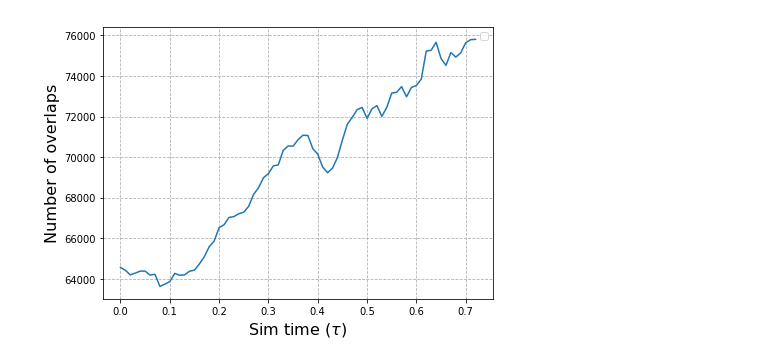
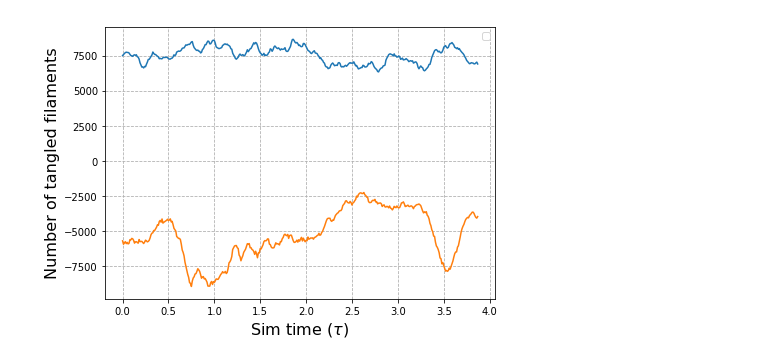
Before and after one commit to jeffmm/simcore, a Jupyter notebook: scripts/overlapAnalysis.ipynb, the cells around one changed output. Cells and saved outputs as stored; diff of their text form; code cells hidden in the pictures.

```diff
--- a/scripts/overlapAnalysis.ipynb
+++ b/scripts/overlapAnalysis.ipynb
@@ -8,0 +7,15 @@ df['n_tangled'] = df['n_total_crossings_init']-df['n_total_crossings_complete']
+# %%
+df=pd.read_csv("soft_pf0.2_sp015_lp020_reduced10.overlaps",delim_whitespace=True)
+df = df[df.time < 4.2]
+df['n_tangled'] = df['n_total_crossings_init']-df['n_total_crossings_complete']
+df['net']=df['n_tangled']-df['n_instant_bond_overlaps']
+
+df2=pd.read_csv("soft_pf0.2_sp025_lp020_reduced10.overlaps",delim_whitespace=True)
+df2 = df2[df2.time < 4.2]
+df2['n_tangled'] = df2['n_total_crossings_init']-df2['n_total_crossings_complete']
+df2['net']=df2['n_tangled']-df2['n_instant_bond_overlaps']
+
+df3=pd.read_csv("soft_pf0.2_sp050_lp020_reduced10.overlaps",delim_whitespace=True)
+df3 = df3[df3.time < 4.2]
+df3['n_tangled'] = df3['n_total_crossings_init']-df3['n_total_crossings_complete']
+df3['net']=df3['n_tangled']-df3['n_instant_bond_overlaps']
@@ -9,9 +69,10 @@ df['n_tangled'] = df['n_total_crossings_init']-df['n_total_crossings_complete']
 # %%
 fig,ax = plt.subplots(1,1,figsize=(7,5))
-df.plot(x="time",y="n_instant_bond_overlaps",ax=ax)
-ax.set_ylabel("Number of overlaps",fontsize=16)
+df.plot(x="time",y="n_tangled",ax=ax)
+df.plot(x="time",y="net",ax=ax)
+ax.set_ylabel("Number of tangled filaments",fontsize=16)
 ax.set_xlabel(r"Sim time ($\tau$)",fontsize=16)
 ax.legend([])
 ax.grid(True,linestyle='--')
 # %% [output]
-[figure, old version]
+[figure, new version]
```
Also changed, not shown: parts of 7 cells of this notebook, 13 other files.
